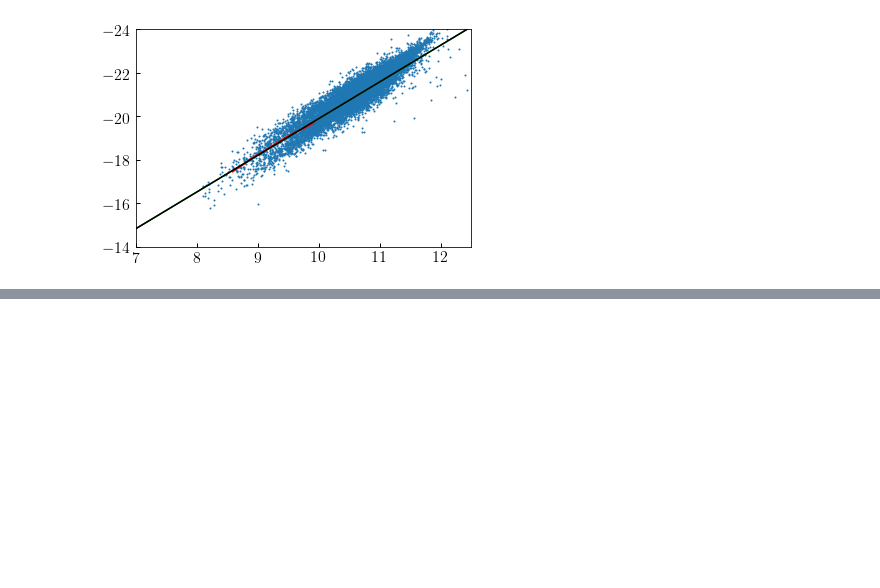
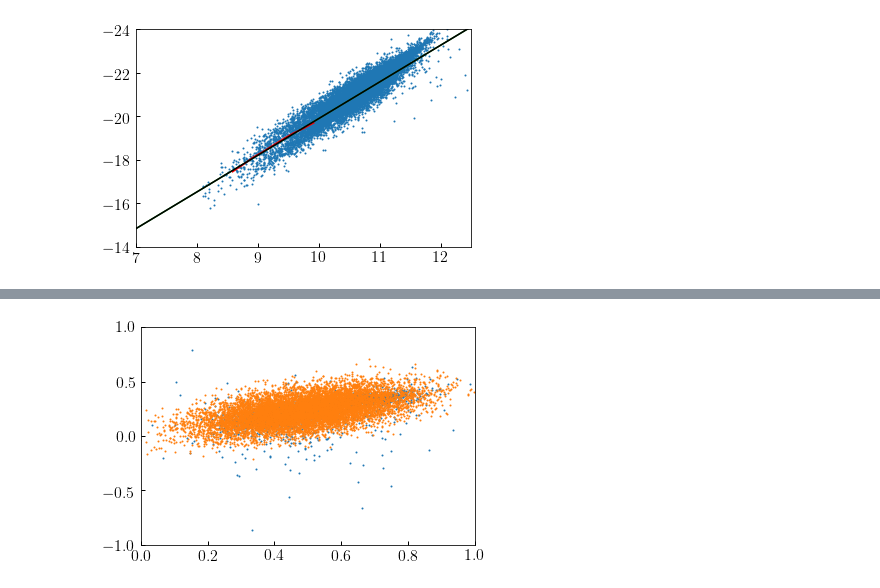
Before and after one commit to dkorytov/rescale_dc2, a Jupyter notebook: notebooks/make_fake_sdss_data.ipynb, the cells around one changed output, grey strips where cells are left out. Cells and saved outputs as stored; diff of their text form; code cells hidden in the pictures; blank space fills up the shorter version.

```diff
--- a/notebooks/make_fake_sdss_data.ipynb
+++ b/notebooks/make_fake_sdss_data.ipynb
@@ -89,0 +109,40 @@ __=ax.scatter(sdss['sm'][::nskip], sdss['rmag'][::nskip], s=1)
+# %%
+sdss_mask = (sdss['sm'] < 10) & (sdss['z'] < 0.02)
+
+X = np.vstack((sdss['sdss_petrosian_gr'][sdss_mask], sdss['sdss_petrosian_ri'][sdss_mask]))
+cov = np.cov(X)
+
+num_sample = int(1e4)
+
+from scipy.stats import binned_statistic
+
+data_log10_mstar = sdss['sm'][sdss_mask]
+data_gr = sdss['sdss_petrosian_gr'][sdss_mask]
+log10_mstar = mstar_mock_sample
+logsm_fitting_range = (8.5, 10)
+median_gr = estimate_median_magr(log10_mstar, data_log10_mstar, data_gr,
+            logsm_fitting_range)
+data_ri = sdss['sdss_petrosian_ri'][sdss_mask]
+median_ri = estimate_median_magr(log10_mstar, data_log10_mstar, data_ri,
+            logsm_fitting_range)
+
+median_gr = np.median(data_gr)
+median_ri = np.median(data_ri)
+
+mean_array = np.repeat(np.array((median_gr, median_ri)), num_sample).reshape((2, num_sample))
+
+Z = np.random.multivariate_normal(mean=(median_gr, median_ri), cov=cov, size=num_sample)
+mock_gr, mock_ri = Z[:, 0], Z[:, 1]
+
+fig, ax = plt.subplots(1, 1)
+
+xlim = ax.set_xlim(0, 1)
+ylim = ax.set_ylim(-1, 1)
+
+sdss_mask = (sdss['sm'] < 10) & (sdss['z'] < 0.02)
+nskip = 10
+__=ax.scatter(sdss['sdss_petrosian_gr'][sdss_mask], sdss['sdss_petrosian_ri'][sdss_mask], s=1)
+
+__=ax.scatter(mock_gr, mock_ri, s=1)
+# %% [output]
+[figure, added]
```
Also changed, not shown: parts of 8 cells of this notebook.
